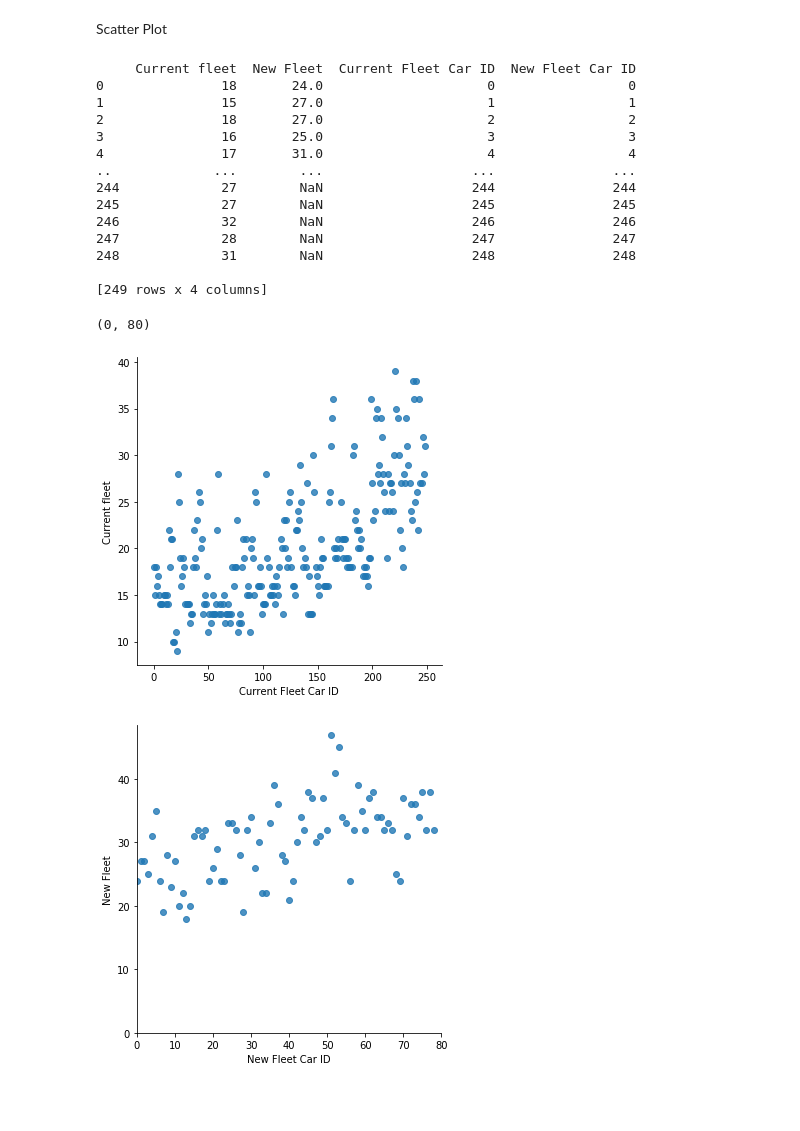
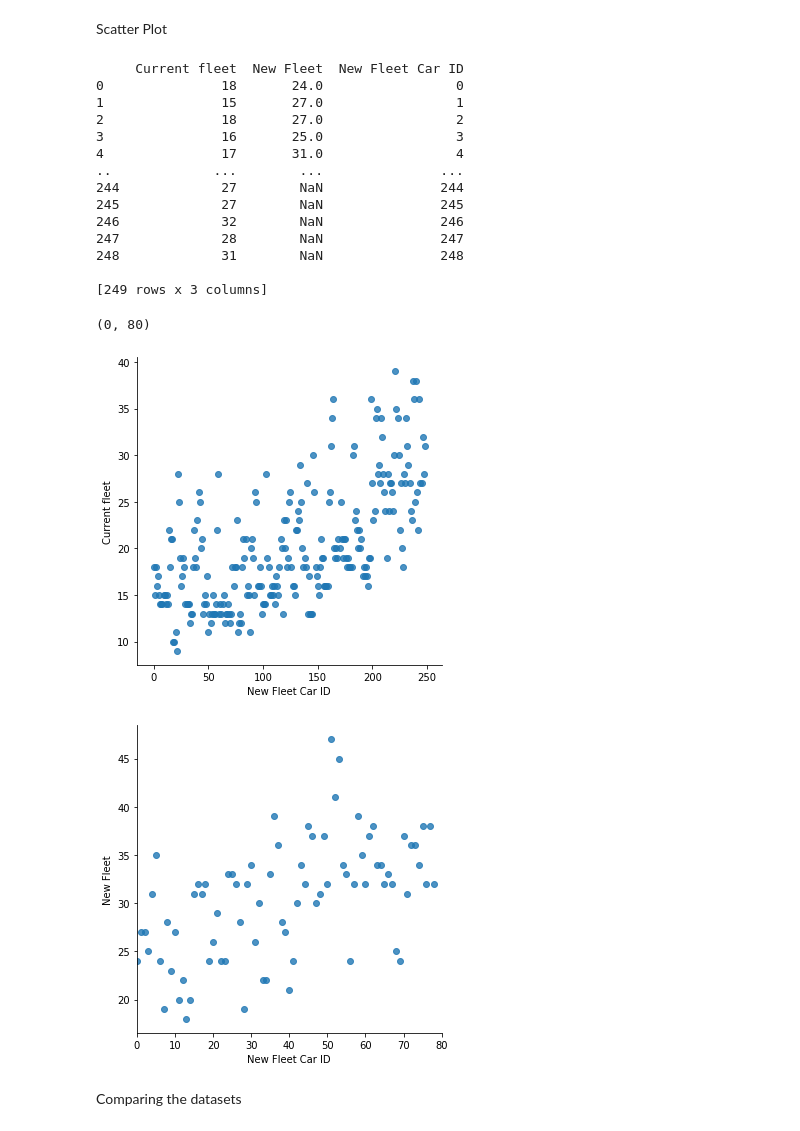
Before and after one commit to thiviyan98/ThiviyanNanthakumarCE888, a Jupyter notebook: Lab2.ipynb, the cells around one changed output. Saved outputs shown, nothing was run; the diff lists cells and outputs as text; code cells hidden in the pictures; blank space fills up the shorter version.

```diff
--- a/Lab2.ipynb
+++ b/Lab2.ipynb
@@ -145,32 +145,34 @@ Scatter Plot
 # %%
 id_cf=np.asarray(range(len(currentfleet)))
 id_nf=np.asarray(range(len(newfleet)))
 
 #df['Current Fleet Car ID']=id_cf
 df['New Fleet Car ID']=id_cf
 df_data = pd.DataFrame(df, columns=['Current Fleet Car ID','Current Fleet'])
 sns_plot = sns.lmplot( df.columns[2],df.columns[0], data=df, fit_reg=False)
 
 print(df)
 df_data1 = pd.DataFrame(df, columns=['New Fleet Car ID','New Fleet'])
-sns_plot1 = sns.lmplot( df.columns[3],df.columns[1], data=df, fit_reg=False)
-sns_plot1.axes[0, 0].set_ylim(0,)
+sns_plot1 = sns.lmplot( df.columns[2],df.columns[1], data=df, fit_reg=False)
+#sns_plot1.axes[0, 0].set_ylim(0,)
 sns_plot1.axes[0, 0].set_xlim(0, 80)
 # %% [output]
-     Current fleet  New Fleet  Current Fleet Car ID  New Fleet Car ID
-0               18       24.0                     0                 0
-1               15       27.0                     1                 1
-2               18       27.0                     2                 2
-3               16       25.0                     3                 3
-4               17       31.0                     4                 4
-..             ...        ...                   ...               ...
-244             27        NaN                   244               244
-245             27        NaN                   245               245
-246             32        NaN                   246               246
-247             28        NaN                   247               247
-248             31        NaN                   248               248
+     Current fleet  New Fleet  New Fleet Car ID
+0               18       24.0                 0
+1               15       27.0                 1
+2               18       27.0                 2
+3               16       25.0                 3
+4               17       31.0                 4
+..             ...        ...               ...
+244             27        NaN               244
+245             27        NaN               245
+246             32        NaN               246
+247             28        NaN               247
+248             31        NaN               248
 
-[249 rows x 4 columns]
+[249 rows x 3 columns]
 (0, 80)
-[figure, old version]
+[figure, new version]
-[figure, old version]
+[figure, new version]
+# %% [markdown]
+Comparing the datasets
```
Also changed, not shown: parts of 5 cells of this notebook.
